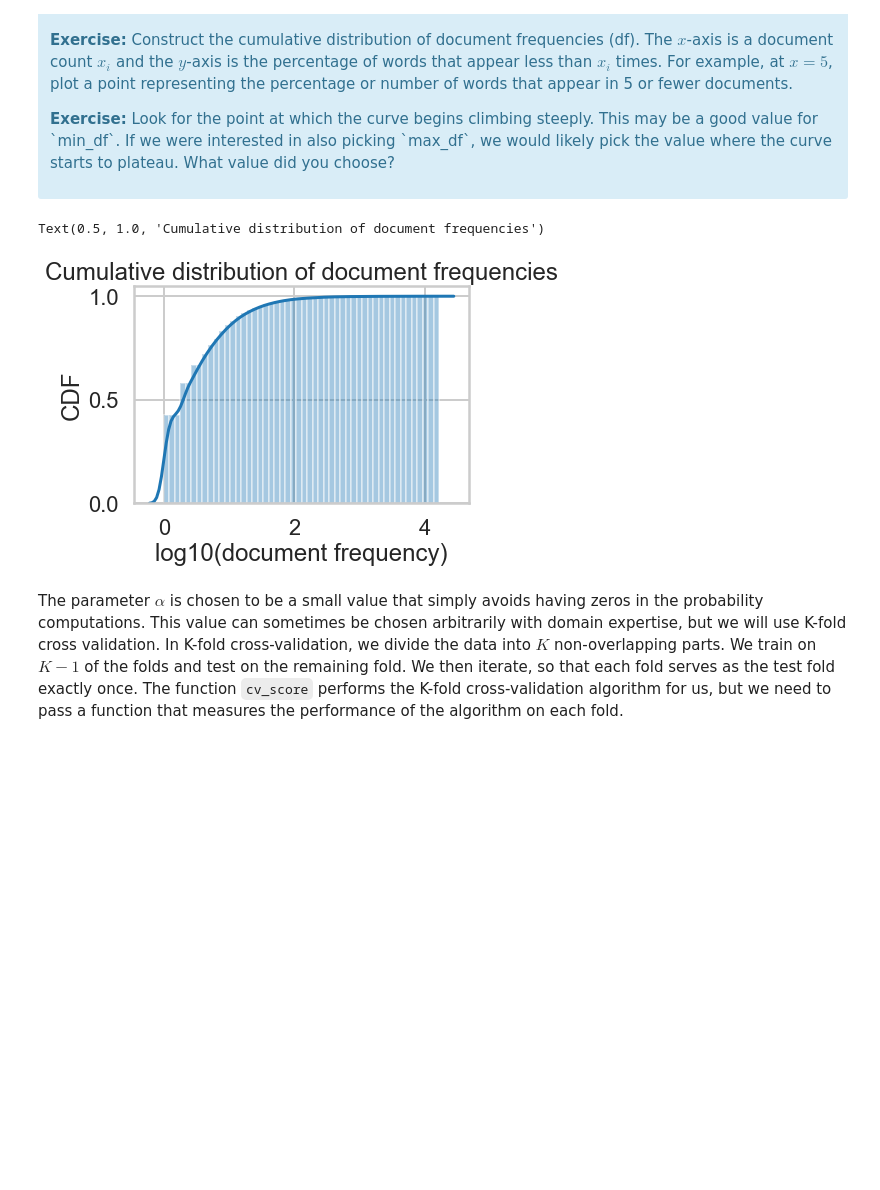
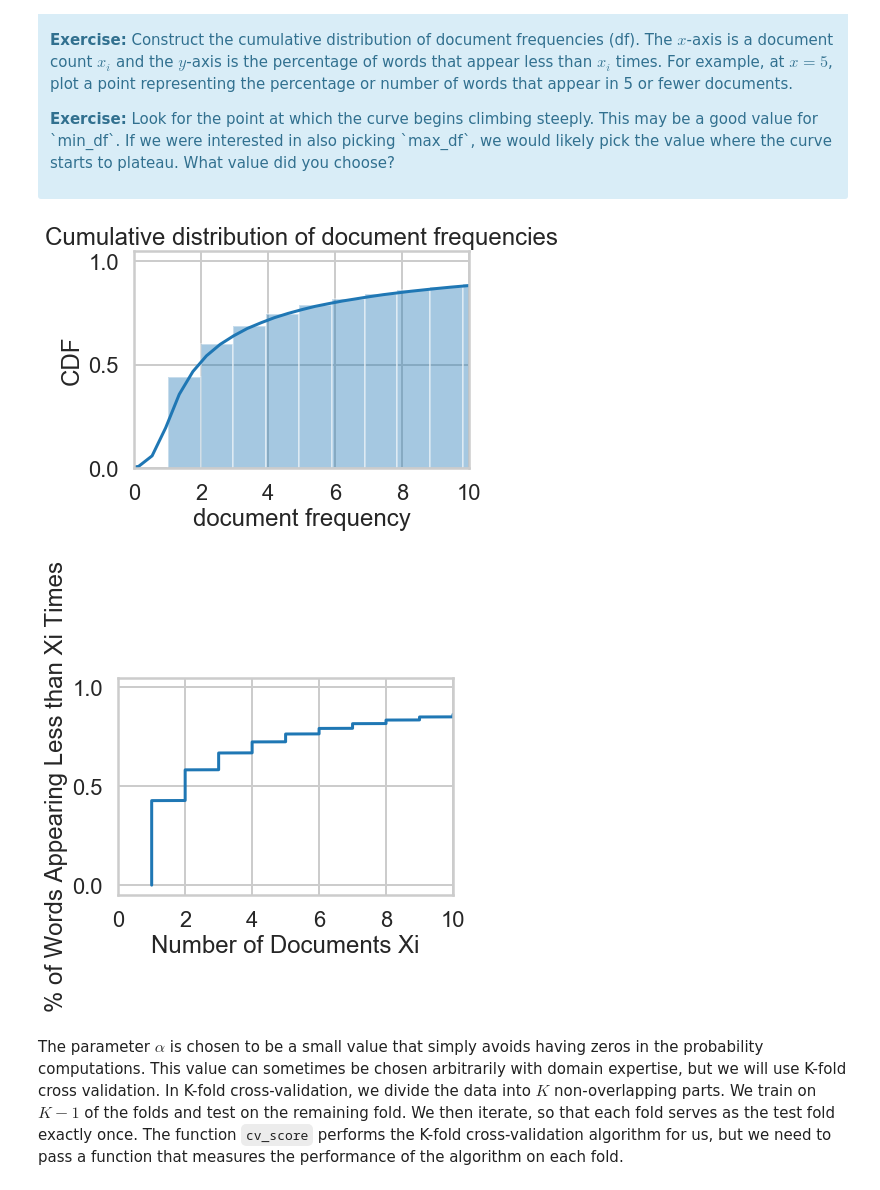
Before and after one commit to zackhoustontx/SpringBoard, a Jupyter notebook: machine_learning_naive_bayes/Mini_Project_Naive_Bayes.ipynb, the cells around one changed output. Cells and saved outputs as stored; diff of their text form; code cells hidden in the pictures; blank space fills up the shorter version.

```diff
--- a/machine_learning_naive_bayes/Mini_Project_Naive_Bayes.ipynb
+++ b/machine_learning_naive_bayes/Mini_Project_Naive_Bayes.ipynb
@@ -313,12 +314,27 @@ First, let's find an appropriate value for `min_df` for the `CountVectorizer`. `
 # %%
 # Your turn.
 sumX = np.sum(X,axis = 0)
-sumXT = np.log10(sumX.transpose())
+#sumXT = np.log10(sumX.transpose())
+sumXT = sumX[(sumX>0) & (sumX<51)]
+#print(sumXT)
 sns.distplot(sumXT, hist_kws=dict(cumulative=True),  kde_kws=dict(cumulative=True))
-plt.xlabel('log10(document frequency)')
+#plt.xlabel('log10(document frequency)')
+plt.xlim([0,10])
+plt.xlabel('document frequency')
 plt.ylabel('CDF')
 plt.title('Cumulative distribution of document frequencies')
+plt.show()
+
+df = np.sum(X>0,axis=0)
+sorted_df = np.sort(df).reshape(-1,1)
+yvals=np.arange(len(sorted_df))/float(len(sorted_df)-1)
+
+plt.plot(sorted_df,yvals)
+plt.xlim([0,10])
+plt.xlabel('Number of Documents Xi')
+plt.ylabel('% of Words Appearing Less than Xi Times')
+plt.show()
 # %% [output]
-Text(0.5, 1.0, 'Cumulative distribution of document frequencies')
-[figure, old version]
+[figure, new version]
+[figure, added]
 # %%
```
Also changed, not shown: parts of 10 cells of this notebook, 1 other file.
